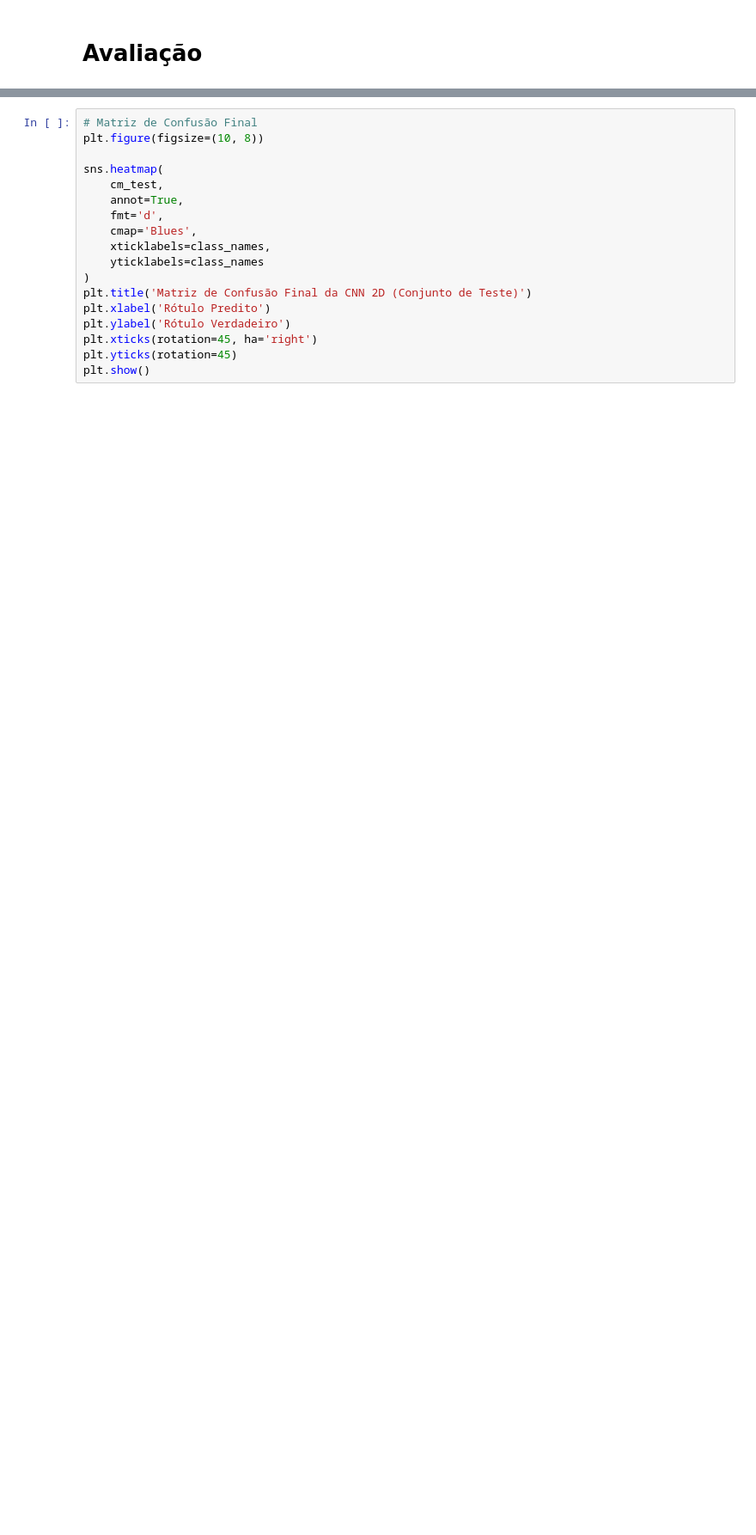
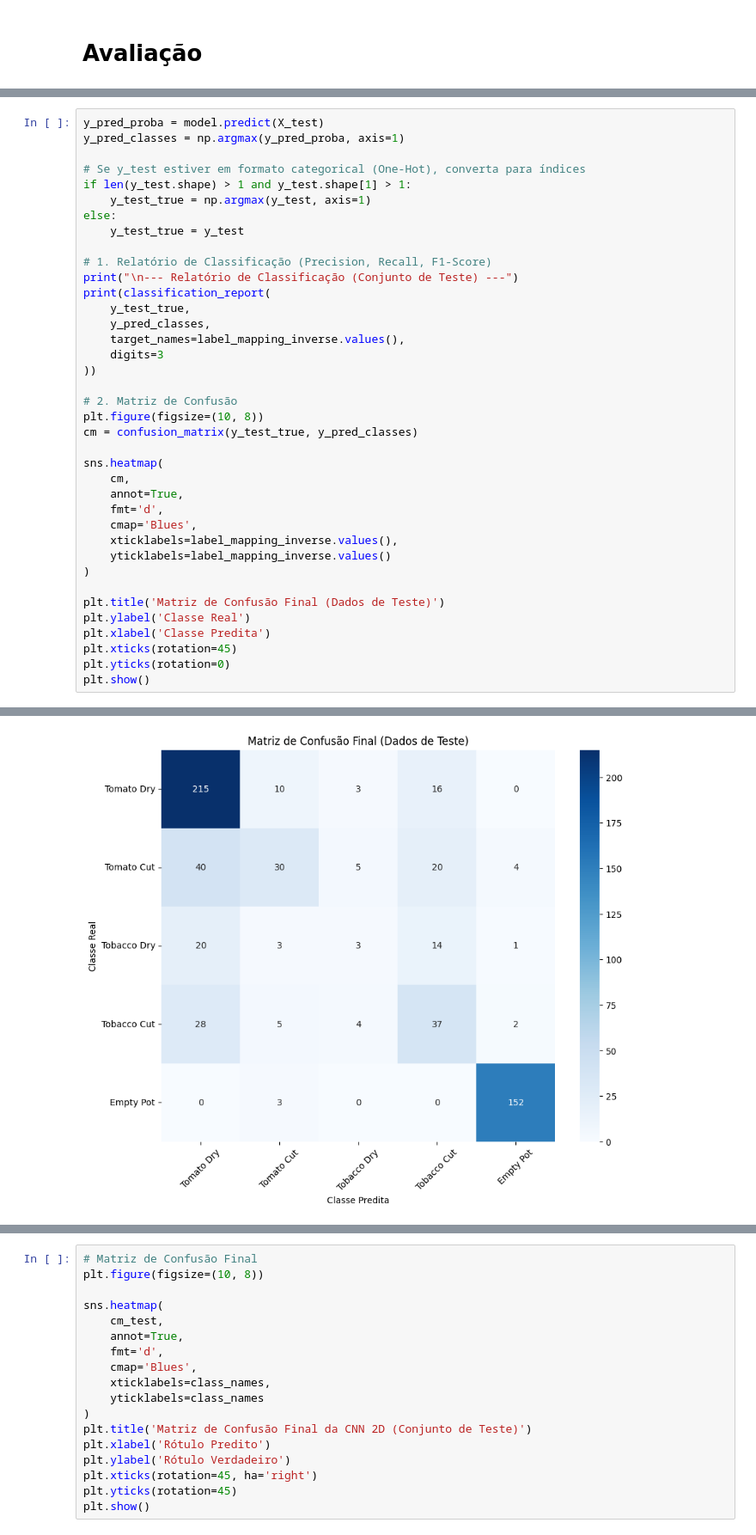
Before and after one commit to AndersonAlvesCoelho/DataScienceML-Portfolio, a Jupyter notebook: projeto_final/plant_sounds.ipynb, the cells around one changed output, grey strips where cells are left out. Shown: that part at 86% size. Saved outputs shown, nothing was run; the diff lists cells and outputs as text; blank space fills up the shorter version.

```diff
--- a/projeto_final/plant_sounds.ipynb
+++ b/projeto_final/plant_sounds.ipynb
@@ -607,0 +636,39 @@ Epoch 90/100
+# %%
+y_pred_proba = model.predict(X_test)
+y_pred_classes = np.argmax(y_pred_proba, axis=1)
+
+# Se y_test estiver em formato categorical (One-Hot), converta para índices
+if len(y_test.shape) > 1 and y_test.shape[1] > 1:
+    y_test_true = np.argmax(y_test, axis=1)
+else:
+    y_test_true = y_test
+
+# 1. Relatório de Classificação (Precision, Recall, F1-Score)
+print("\n--- Relatório de Classificação (Conjunto de Teste) ---")
+print(classification_report(
+    y_test_true,
+    y_pred_classes,
+    target_names=label_mapping_inverse.values(),
+    digits=3
+))
+
+# 2. Matriz de Confusão
+plt.figure(figsize=(10, 8))
+cm = confusion_matrix(y_test_true, y_pred_classes)
+
+sns.heatmap(
+    cm,
+    annot=True,
+    fmt='d',
+    cmap='Blues',
+    xticklabels=label_mapping_inverse.values(),
+    yticklabels=label_mapping_inverse.values()
+)
+
+plt.title('Matriz de Confusão Final (Dados de Teste)')
+plt.ylabel('Classe Real')
+plt.xlabel('Classe Predita')
+plt.xticks(rotation=45)
+plt.yticks(rotation=0)
+plt.show()
+# %% [output]
@@ -608,3 +689,4 @@ Epoch 90/100
+[figure, added]
 # %%
 # Realizar predições
 y_pred_proba = cnn_optimized.predict(X_val)
```
Also changed, not shown: parts of 10 cells of this notebook.
